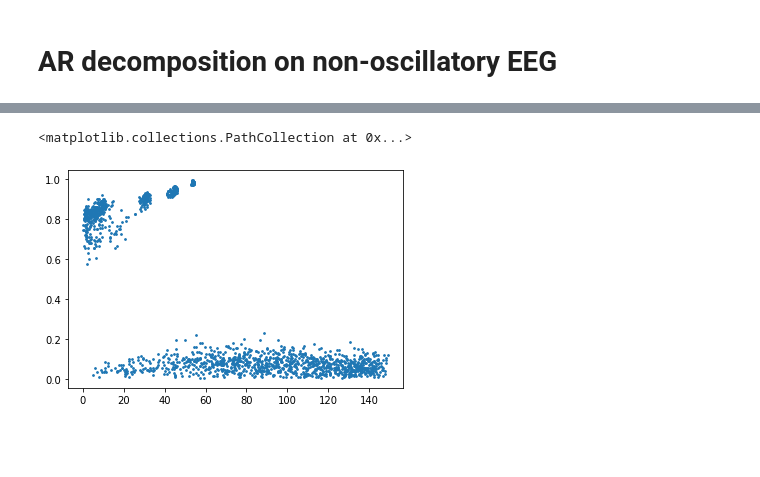
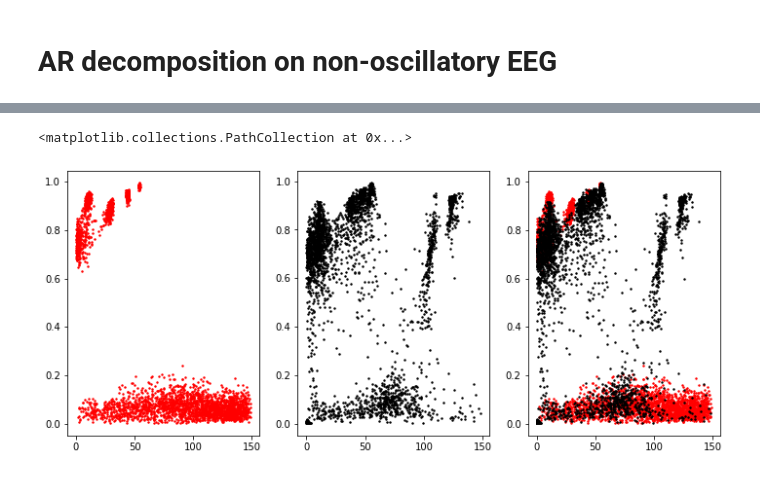
Before and after one commit to AraiKensuke/FitSpectrum, a Jupyter notebook: FitPowerSpec.ipynb, the cells around one changed output, grey strips where cells are left out. Cells and saved outputs as stored; diff of their text form; code cells hidden in the pictures; blank space fills up the shorter version.

```diff
--- a/FitPowerSpec.ipynb
+++ b/FitPowerSpec.ipynb
@@ -286,6 +319,12 @@ allamps2 = mcarc2.amps[ITER//(2*skp):].flatten()
-# %%
-fig = plt.figure()
-plt.scatter(allfs2[500:], allamps2[500:], s=3)
-# %% [output]
-<matplotlib.collections.PathCollection at 0x...>
-[figure, removed]
+# %%
+fig = plt.figure(figsize=(12, 5))
+fig.add_subplot(1, 3, 1)
+plt.scatter(allfs1[1000:], allamps1[1000:], s=2, color="red")
+fig.add_subplot(1, 3, 2)
+plt.scatter(allfs2[1000:], allamps2[1000:], s=2, color="black")
+fig.add_subplot(1, 3, 3)
+plt.scatter(allfs1[1000:], allamps1[1000:], s=2, color="red")
+plt.scatter(allfs2[1000:], allamps2[1000:], s=2, color="black")
+# %% [output]
+<matplotlib.collections.PathCollection at 0x...>
+[figure, added]
```
Also changed, not shown: parts of 15 cells of this notebook.
